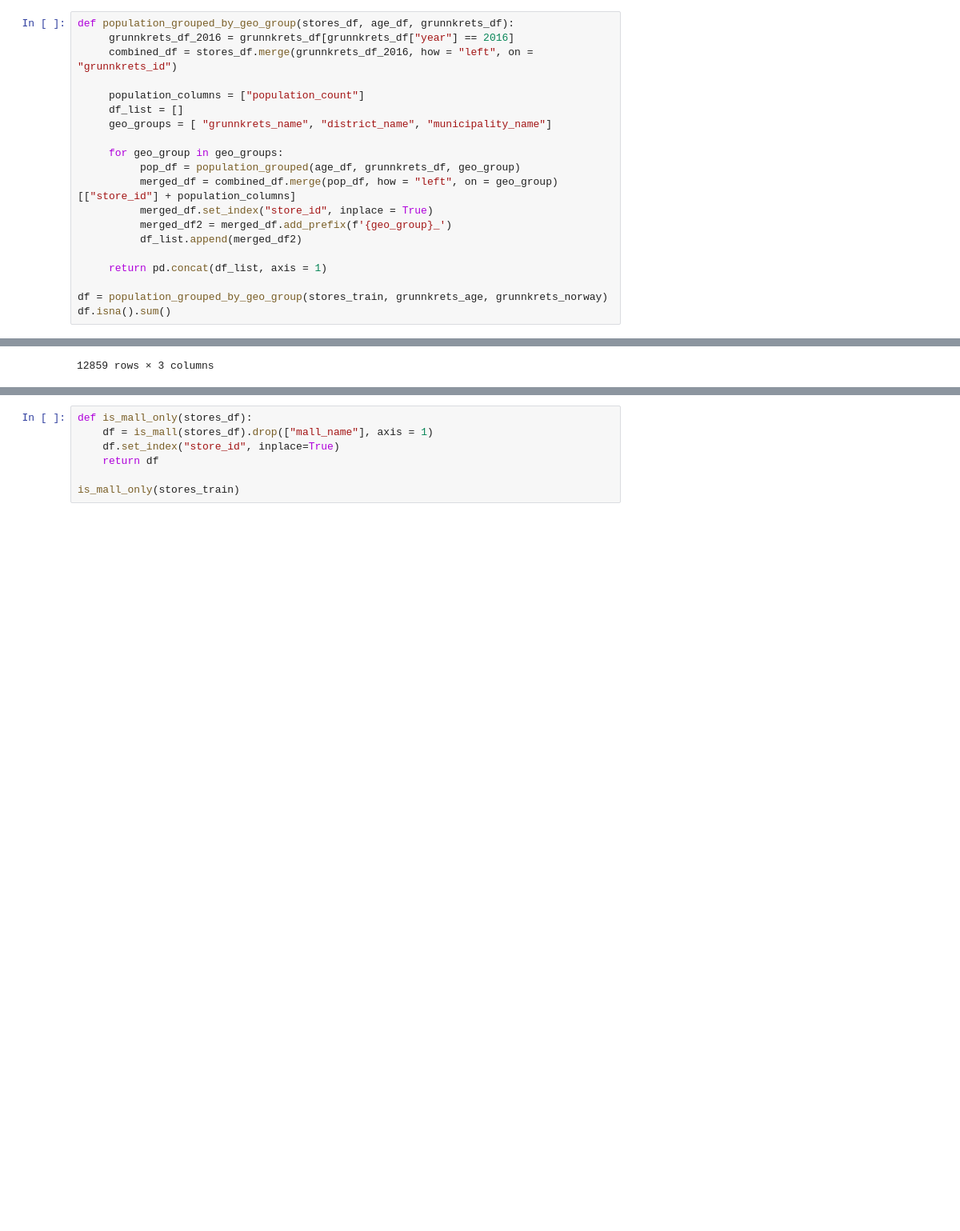
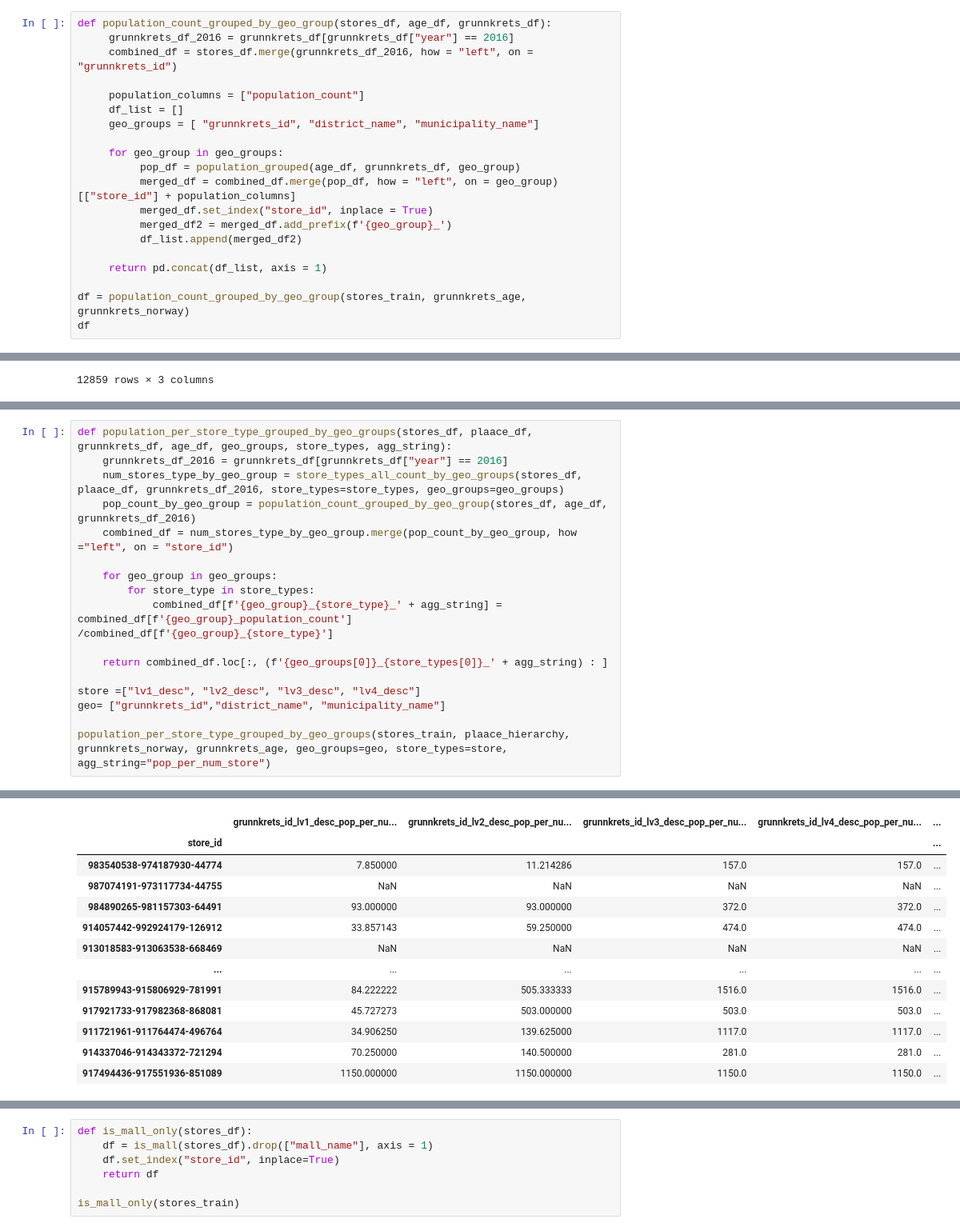
Before and after one commit to SimenQ/machine_learning, a Jupyter notebook: notebooks/shared/feature_engineering.ipynb, the cells around one changed output, grey strips where cells are left out. Shown at 80% size. Cells and saved outputs as stored; diff of their text form; blank space fills up the shorter version.

```diff
--- a/notebooks/shared/feature_engineering.ipynb
+++ b/notebooks/shared/feature_engineering.ipynb
@@ -656,13 +518,13 @@ household_dist_by_geo_group(stores_train, grunnkrets_household, grunnkrets_norwa
 | 917494436-917551936-851089 | 255.0 | 47.0 | 135.0 | 270.0 | ... |
 12859 rows × 48 columns
 # %%
-def population_grouped_by_geo_group(stores_df, age_df, grunnkrets_df):
+def population_count_grouped_by_geo_group(stores_df, age_df, grunnkrets_df):
      grunnkrets_df_2016 = grunnkrets_df[grunnkrets_df["year"] == 2016]
      combined_df = stores_df.merge(grunnkrets_df_2016, how = "left", on = "grunnkrets_id")
 
      population_columns = ["population_count"]
      df_list = []
-     geo_groups = [ "grunnkrets_name", "district_name", "municipality_name"]
+     geo_groups = [ "grunnkrets_id", "district_name", "municipality_name"]
 
      for geo_group in geo_groups:
           pop_df = population_grouped(age_df, grunnkrets_df, geo_group)
@@ -673,8 +535,8 @@ def population_grouped_by_geo_group(stores_df, age_df, grunnkrets_df):
 
      return pd.concat(df_list, axis = 1)
 
-df = population_grouped_by_geo_group(stores_train, grunnkrets_age, grunnkrets_norway)
-df.isna().sum()
+df = population_count_grouped_by_geo_group(stores_train, grunnkrets_age, grunnkrets_norway)
+df
 # %% [output]
 A value is trying to be set on a copy of a slice from a DataFrame.
 Try using .loc[row_indexer,col_indexer] = value instead
@@ -821,3 +667,21 @@ See the caveats in the documentation: https://pandas.pydata.org/pandas-docs/stab
 | 914337046-914343372-721294 | 21.615385 | 64.856655 | 523.091549 |
 | 917494436-917551936-851089 | 1150.000000 | 2775.000000 | 765.731183 |
 12859 rows × 3 columns
+# %%
+def population_per_store_type_grouped_by_geo_groups(stores_df, plaace_df, grunnkrets_df, age_df, geo_groups, store_types, agg_string):
+    grunnkrets_df_2016 = grunnkrets_df[grunnkrets_df["year"] == 2016]
+    num_stores_type_by_geo_group = store_types_all_count_by_geo_groups(stores_df, plaace_df, grunnkrets_df_2016, store_types=store_types, geo_groups=geo_groups)
+    pop_count_by_geo_group = population_count_grouped_by_geo_group(stores_df, age_df, grunnkrets_df_2016)
+    combined_df = num_stores_type_by_geo_group.merge(pop_count_by_geo_group, how ="left", on = "store_id")
+
+    for geo_group in geo_groups:
+        for store_type in store_types:
+            combined_df[f'{geo_group}_{store_type}_' + agg_string] = combined_df[f'{geo_group}_population_count'] /combined_df[f'{geo_group}_{store_type}']
+
+    return combined_df.loc[:, (f'{geo_groups[0]}_{store_types[0]}_' + agg_string) : ]
+
+store =["lv1_desc", "lv2_desc", "lv3_desc", "lv4_desc"]
+geo= ["grunnkrets_id","district_name", "municipality_name"]
+
+population_per_store_type_grouped_by_geo_groups(stores_train, plaace_hierarchy, grunnkrets_norway, grunnkrets_age, geo_groups=geo, store_types=store, agg_string="pop_per_num_store")
+# %% [output]
@@ -823,0 +703,13 @@ See the caveats in the documentation: https://pandas.pydata.org/pandas-docs/stab
+|  | grunnkrets_id_lv1_desc_pop_per_nu... | grunnkrets_id_lv2_desc_pop_per_nu... | grunnkrets_id_lv3_desc_pop_per_nu... | grunnkrets_id_lv4_desc_pop_per_nu... | ... |
+| store_id |  |  |  |  | ... |
+| 983540538-974187930-44774 | 7.850000 | 11.214286 | 157.0 | 157.0 | ... |
+| 987074191-973117734-44755 | NaN | NaN | NaN | NaN | ... |
+| 984890265-981157303-64491 | 93.000000 | 93.000000 | 372.0 | 372.0 | ... |
+| 914057442-992924179-126912 | 33.857143 | 59.250000 | 474.0 | 474.0 | ... |
+| 913018583-913063538-668469 | NaN | NaN | NaN | NaN | ... |
+| ... | ... | ... | ... | ... | ... |
+| 915789943-915806929-781991 | 84.222222 | 505.333333 | 1516.0 | 1516.0 | ... |
+| 917921733-917982368-868081 | 45.727273 | 503.000000 | 503.0 | 503.0 | ... |
+| 911721961-911764474-496764 | 34.906250 | 139.625000 | 1117.0 | 1117.0 | ... |
+| 914337046-914343372-721294 | 70.250000 | 140.500000 | 281.0 | 281.0 | ... |
+| 917494436-917551936-851089 | 1150.000000 | 1150.000000 | 1150.0 | 1150.0 | ... |
```
Also changed, not shown: parts of 21 cells of this notebook, 4 other files.
